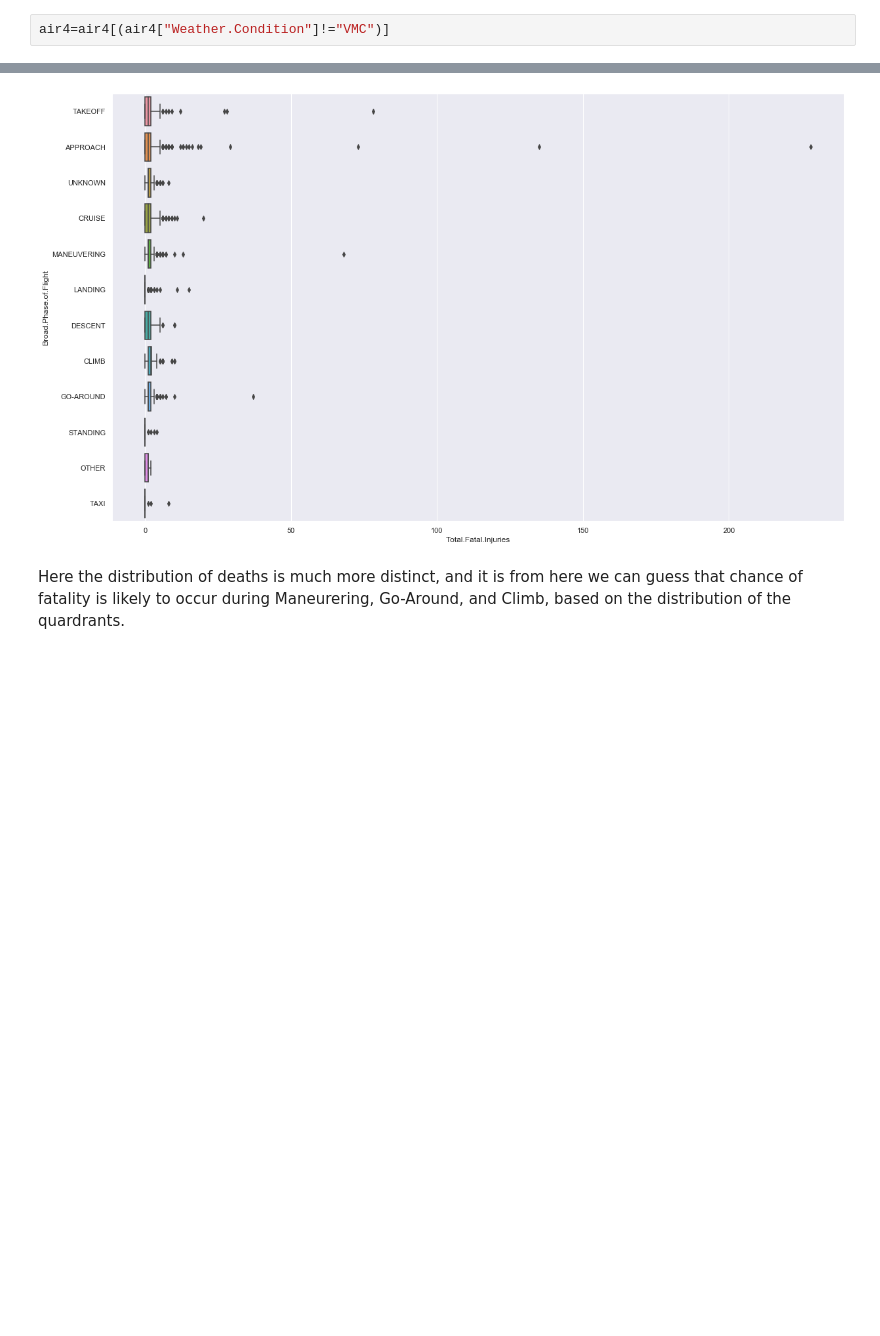
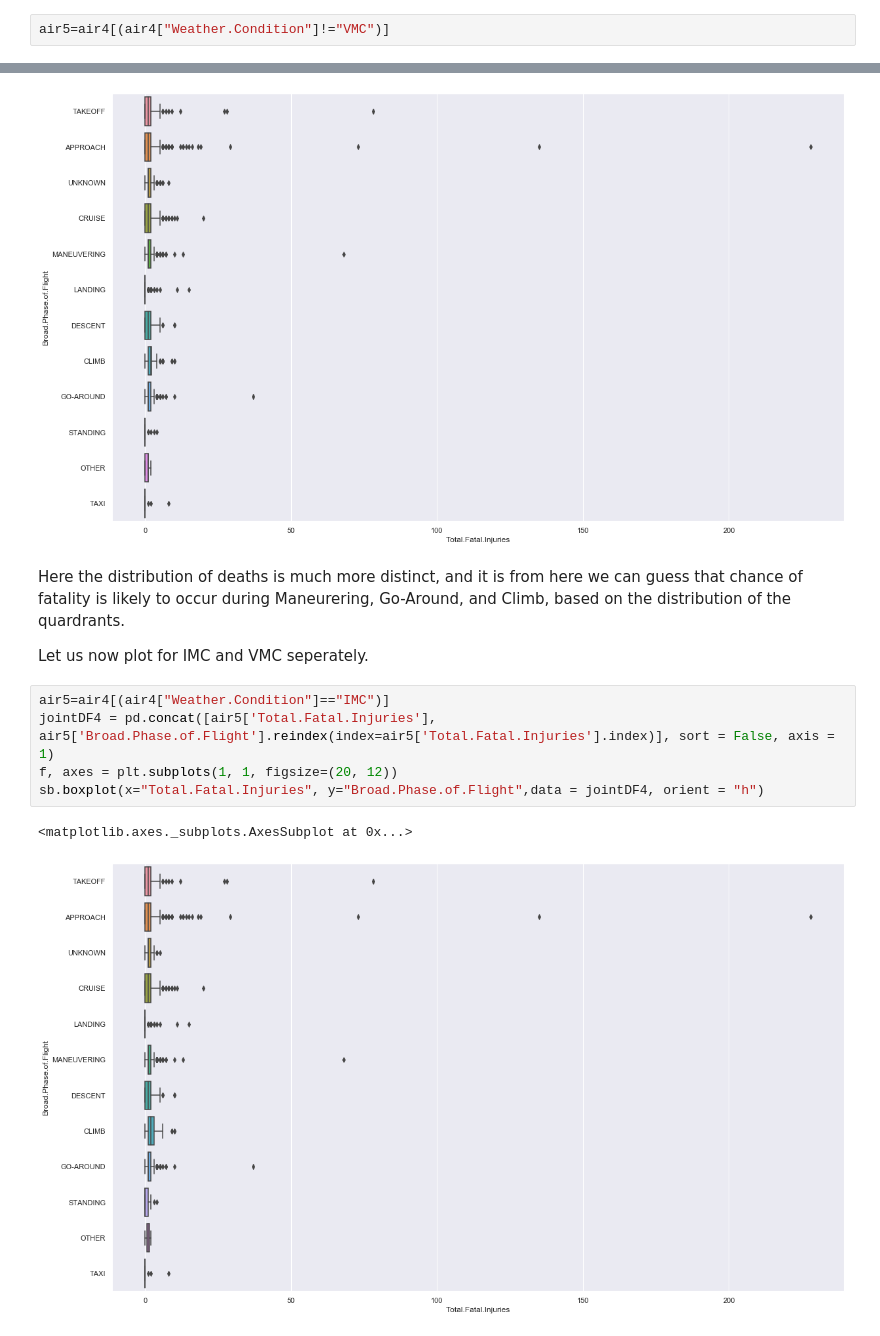
Before and after one commit to hienvantran/CZ1015_FS4_project, a Jupyter notebook: Analysis on no. of fatalities.ipynb, the cells around one changed output, grey strips where cells are left out. Drawn from its saved outputs; the diff is of its cells as text; blank space fills up the shorter version.

```diff
--- a/Analysis on no. of fatalities.ipynb
+++ b/Analysis on no. of fatalities.ipynb
@@ -319,4 +327,4 @@ Since we have already noted that VMC has a low mean number of fatalities, let us
 From the above mean, we can guess that the likelihood of fatalities increase during Approach, Cruise and Maneuvering.
 Let us now plot no. of fatalities against phase of flight without VMC weather.
 # %%
-air4=air4[(air4["Weather.Condition"]!="VMC")]
+air5=air4[(air4["Weather.Condition"]!="VMC")]
@@ -351,3 +359,13 @@ sb.boxplot(x="Total.Fatal.Injuries", y="Broad.Phase.of.Flight",data = jointDF4,
 [figure]
 # %% [markdown]
 Here the distribution of deaths is much more distinct, and it is from here we can guess that chance of fatality is likely to occur during Maneurering, Go-Around, and Climb, based on the distribution of the quardrants.
+
+Let us now plot for IMC and VMC seperately.
+# %%
+air5=air4[(air4["Weather.Condition"]=="IMC")]
+jointDF4 = pd.concat([air5['Total.Fatal.Injuries'], air5['Broad.Phase.of.Flight'].reindex(index=air5['Total.Fatal.Injuries'].index)], sort = False, axis = 1)
+f, axes = plt.subplots(1, 1, figsize=(20, 12))
+sb.boxplot(x="Total.Fatal.Injuries", y="Broad.Phase.of.Flight",data = jointDF4, orient = "h")
+# %% [output]
+<matplotlib.axes._subplots.AxesSubplot at 0x...>
+[figure, added]
```
Also changed, not shown: parts of 21 cells of this notebook.
